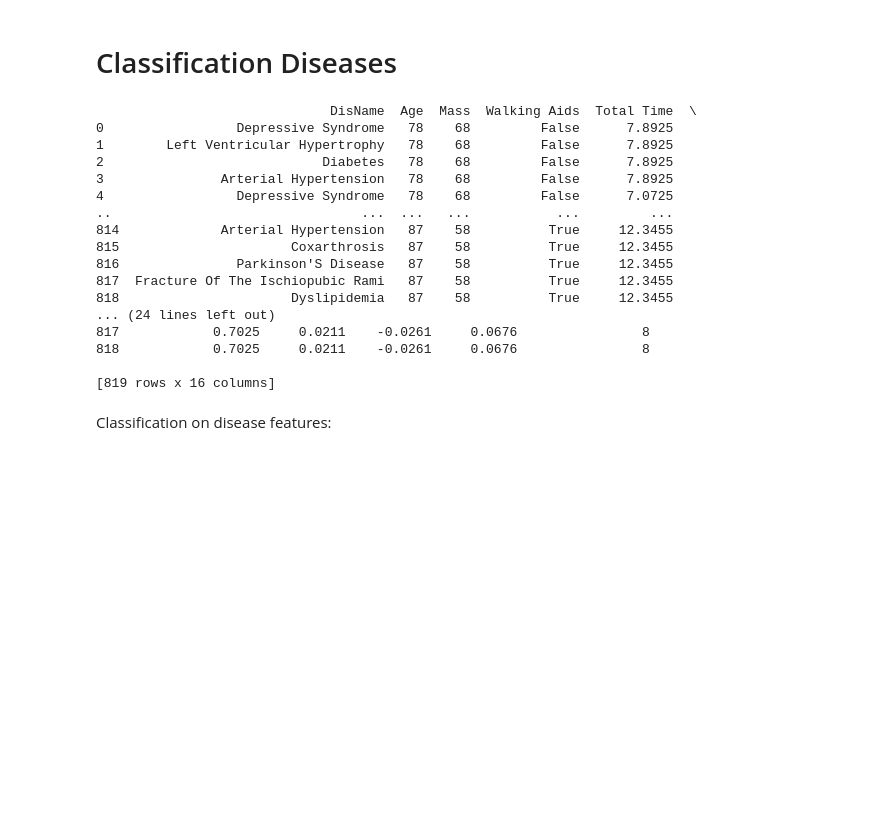
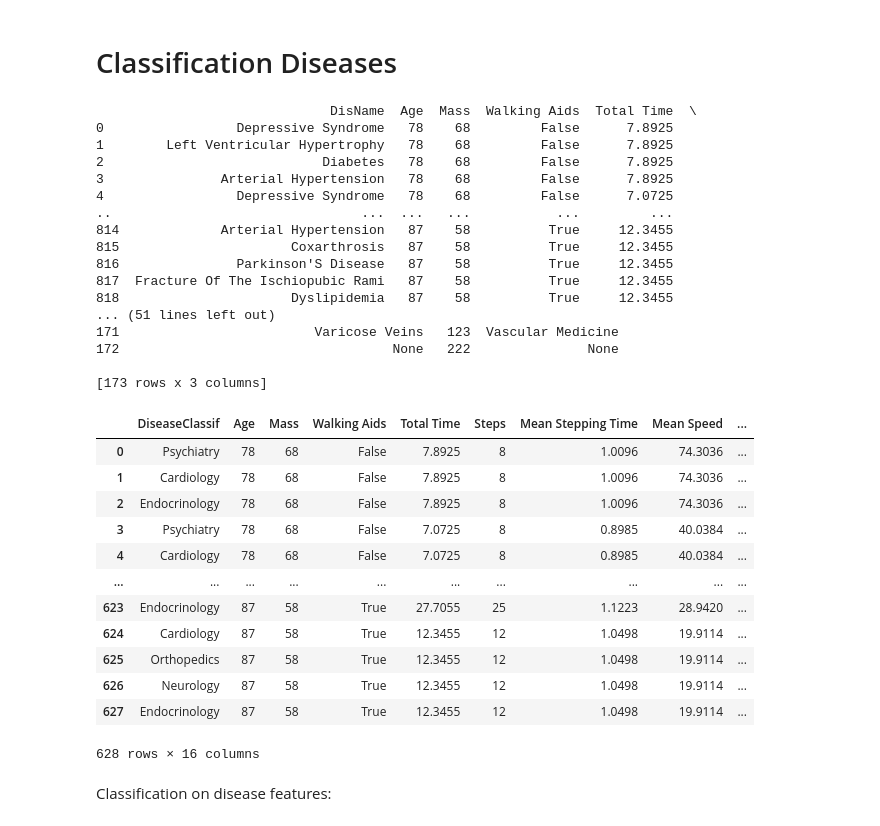
Before and after one commit to impires/JupyterNotebooks10MWT, a Jupyter notebook: DataSetOverview10mWalk.ipynb, the cells around one changed output. Cells and saved outputs as stored; diff of their text form; code cells hidden in the pictures; blank space fills up the shorter version.

```diff
--- a/DataSetOverview10mWalk.ipynb
+++ b/DataSetOverview10mWalk.ipynb
@@ -259,38 +259,69 @@ weighted avg       0.97      0.97      0.97       246
 # %% [markdown]
 # Classification Diseases
 # %%
+DiseaseClass_csv = os.path.join('./', 'DiseasesDicClass.csv')
+df_disC = pd.read_csv(DiseaseClass_csv, sep=";", encoding='utf-8', names=['Disease', 'Code', 'DisClass'])
 diseasefile_csv = os.path.join('./', 'results.csv')
 df_dis = pd.read_csv(diseasefile_csv, encoding='utf-8')
 #df_dis.columns = df_dis.columns.str.replace("Average of ", "")
 df_dis.drop('Sample', inplace=True, axis=1)
 df_dis.drop('Id', inplace=True, axis=1)
-df_dis.drop('DisCode', inplace=True, axis=1)
 # get a list of the columns
 col_list = list(df_dis)
 # use this handy way to swap the elements
 col_list[0], col_list[-1] = col_list[-1], col_list[0]
 # assign back, the order will now be swapped
 df_dis = df_dis[col_list]
 df_dis.drop('Gender', inplace=True, axis=1)
+df_dis["DiseaseClassif"] = " "
+for indice in range(len(df_dis)):
+    df_dis["DiseaseClassif"].values[indice] = df_disC.loc[df_disC['Code']==df_dis['DisCode'][indice], 'DisClass'].values[0]
 print(df_dis)
+print(df_disC)
+
+# get a list of the columns
+col_list = list(df_dis)
+# use this handy way to swap the elements
+col_list[0], col_list[-1] = col_list[-1], col_list[0]
+# assign back, the order will now be swapped
+df_dis = df_dis[col_list]
+df_dis.drop('DisName', inplace=True, axis=1)
+df_dis.drop('DisCode', inplace=True, axis=1)
+duplicate = df_dis[df_dis.duplicated()]
+df_dis = df_dis.drop(list(duplicate.index)).reset_index()
+df_dis.drop('index', inplace=True, axis=1)
+df_dis
 # %% [output]
                               DisName  Age  Mass  Walking Aids  Total Time  \
 0                 Depressive Syndrome   78    68         False      7.8925
 1        Left Ventricular Hypertrophy   78    68         False      7.8925
 2                            Diabetes   78    68         False      7.8925
 3               Arterial Hypertension   78    68         False      7.8925
 4                 Depressive Syndrome   78    68         False      7.0725
 ..                                ...  ...   ...           ...         ...
 814             Arterial Hypertension   87    58          True     12.3455
 815                      Coxarthrosis   87    58          True     12.3455
 816               Parkinson'S Disease   87    58          True     12.3455
 817  Fracture Of The Ischiopubic Rami   87    58          True     12.3455
 818                      Dyslipidemia   87    58          True     12.3455
-... (24 lines left out)
-817            0.7025     0.0211    -0.0261     0.0676                8
-818            0.7025     0.0211    -0.0261     0.0676                8
+... (51 lines left out)
+171                         Varicose Veins   123  Vascular Medicine
+172                                   None   222               None
 
-[819 rows x 16 columns]
+[173 rows x 3 columns]
+|  | DiseaseClassif | Age | Mass | Walking Aids | Total Time | Steps | Mean Stepping Time | Mean Speed | ... |
+| 0 | Psychiatry | 78 | 68 | False | 7.8925 | 8 | 1.0096 | 74.3036 | ... |
+| 1 | Cardiology | 78 | 68 | False | 7.8925 | 8 | 1.0096 | 74.3036 | ... |
+| 2 | Endocrinology | 78 | 68 | False | 7.8925 | 8 | 1.0096 | 74.3036 | ... |
+| 3 | Psychiatry | 78 | 68 | False | 7.0725 | 8 | 0.8985 | 40.0384 | ... |
+| 4 | Cardiology | 78 | 68 | False | 7.0725 | 8 | 0.8985 | 40.0384 | ... |
+| ... | ... | ... | ... | ... | ... | ... | ... | ... | ... |
+| 623 | Endocrinology | 87 | 58 | True | 27.7055 | 25 | 1.1223 | 28.9420 | ... |
+| 624 | Cardiology | 87 | 58 | True | 12.3455 | 12 | 1.0498 | 19.9114 | ... |
+| 625 | Orthopedics | 87 | 58 | True | 12.3455 | 12 | 1.0498 | 19.9114 | ... |
+| 626 | Neurology | 87 | 58 | True | 12.3455 | 12 | 1.0498 | 19.9114 | ... |
+| 627 | Endocrinology | 87 | 58 | True | 12.3455 | 12 | 1.0498 | 19.9114 | ... |
+628 rows × 16 columns
 # %% [markdown]
 Classification on disease features:
 # %%
```
Also changed, not shown: parts of 3 cells of this notebook, 2 other files.
